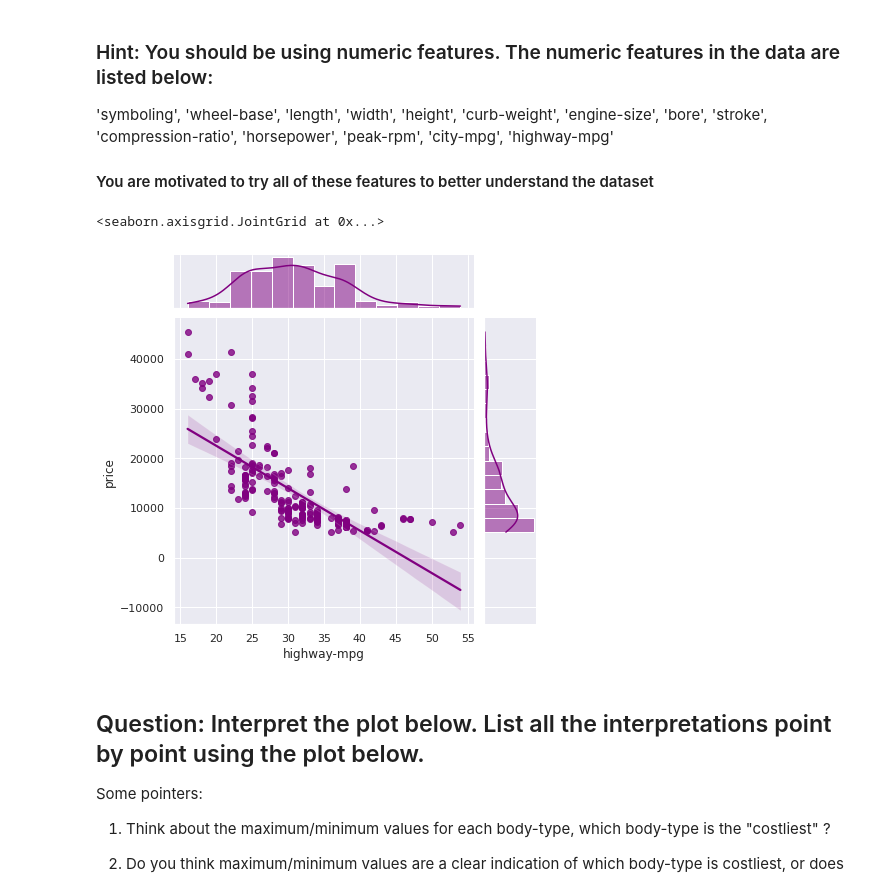
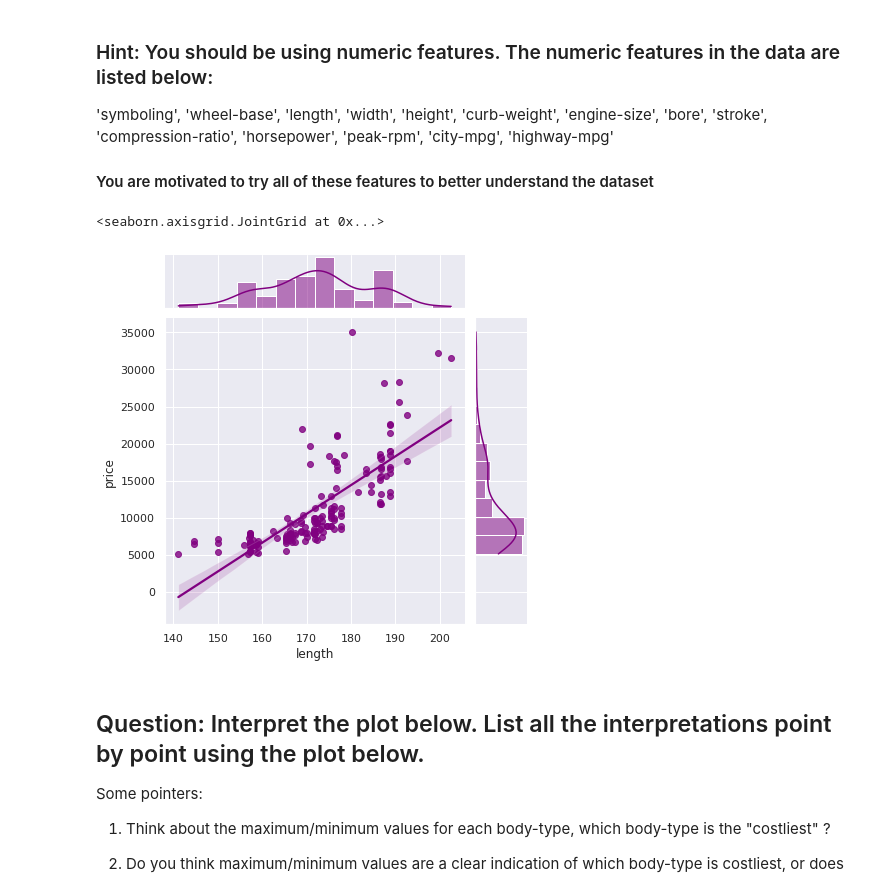
Before and after one commit to Eshan-Sharma/fmml2021, a Jupyter notebook: Lab_Work/Module2_Lab1_FMML20210190.ipynb, the cells around one changed output. Drawn from its saved outputs; the diff is of its cells as text; code cells hidden in the pictures.

```diff
--- a/Lab_Work/Module2_Lab1_FMML20210190.ipynb
+++ b/Lab_Work/Module2_Lab1_FMML20210190.ipynb
@@ -159,15 +159,15 @@ An example is shown below, with "highway-mpg" where MPG is miles per gallon.
 # %%
 ### CHANGE THE CODE HERE ###
 
-feature = "highway-mpg"
+feature = "length"
 
 ###########################
 
 
 sns.jointplot(x=pd.to_numeric(X[feature]), y = y, kind="reg", color = 'purple')
 # %% [output]
 <seaborn.axisgrid.JointGrid at 0x...>
-[figure, old version]
+[figure, new version]
 # %% [markdown]
 ## Question: Interpret the plot below. List all the interpretations point by point using the plot below.
 
```
Also changed, not shown: parts of 12 cells of this notebook.
